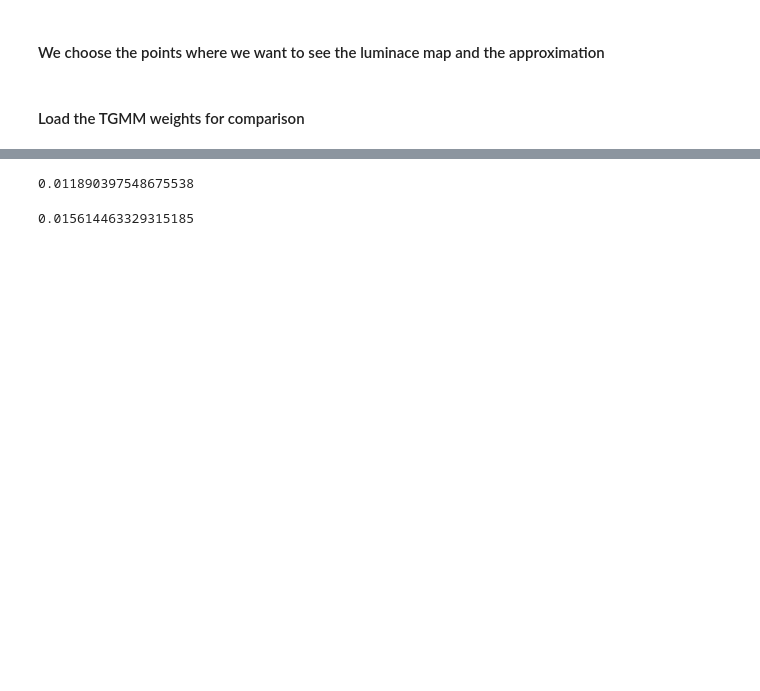
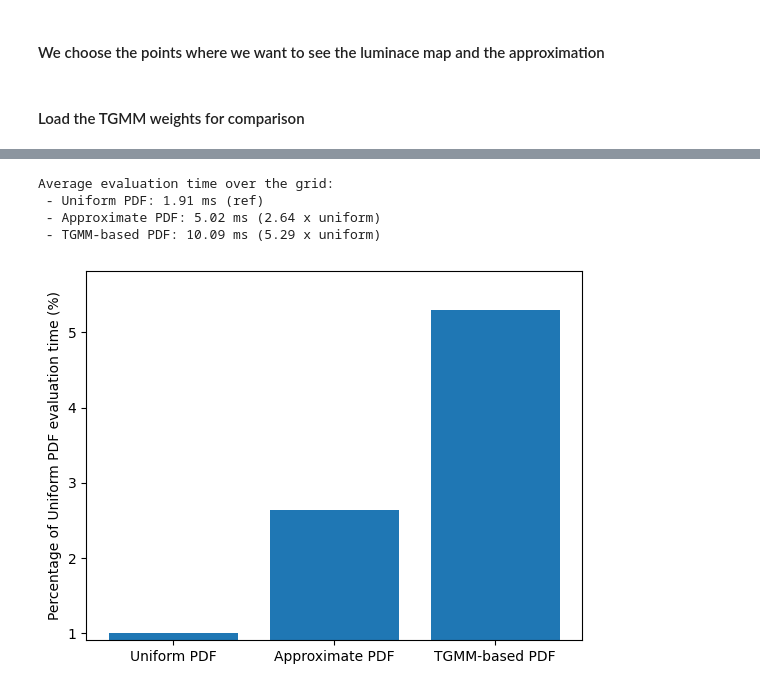
Before and after one commit to matttsss/mitsuba3, a Jupyter notebook: sampling_tests/warps.ipynb, the cells around one changed output, grey strips where cells are left out. Saved outputs shown, nothing was run; the diff lists cells and outputs as text; code cells hidden in the pictures; blank space fills up the shorter version.

Commit message:
Fix benchmark computations

```diff
--- a/sampling_tests/warps.ipynb
+++ b/sampling_tests/warps.ipynb
@@ -105,14 +105,14 @@ def init_optimization_vars(sky_rad_dataset, sky_params_dataset, turb_res=10, sun
 # %%
 from vizsky_contrib import load_tensors
 
-TRAINING_TURB_RES = 125
+TRAINING_TURB_RES = 50
 TRAINING_SUN_ETA_RES = 3*TRAINING_TURB_RES
 
 ## Generate rays to evaluate luminance map
 lum_map_res = (400, 100)
 phis, thetas = dr.meshgrid(
     dr.linspace(mi.Float, 0, 2 * dr.pi, lum_map_res[0]),
-    dr.linspace(mi.Float, 0.01 * dr.pi, dr.pi / 2 + 0.001 * dr.pi, lum_map_res[1])
+    dr.linspace(mi.Float, 0.005 * dr.pi, dr.pi / 2 + 0.001 * dr.pi, lum_map_res[1])
 )
 st, ct = dr.sincos(thetas)
 sp, cp = dr.sincos(phis)
@@ -547,41 +542,46 @@ Loading tensor data from "../../mitsuba3/resources/data/sunsky/output/tgmm_table
 # %%
 import time
 
-mean_times = 0
-nb_iterations = 500
-for i in range(nb_iterations):
 
-    start = time.time()
+def benchmark_pdf(pdf_func, tex_weights):
+    mean_times = 0
+    nb_iterations = 300
+    for i in range(nb_iterations):
 
-    res = compute_mre_grid(
-        approximate_pdf,
-        tex_weights, tex_pos, sky_rad, sky_params, norm_factor, sun_dir, env_map_wi, dr.width(env_map_wi)
-    )
-    dr.eval(res)
-    dr.sync_thread()
+        start = time.time()
 
-    mean_times += time.time() - start
+        res = accumulate_on_grid(
+            lambda approx_pdf, target_pdf: approx_pdf,
+            pdf_func,
+            tex_weights, tex_pos, sky_rad, sky_params, norm_factor, sun_dir, env_map_wi, dr.width(env_map_wi)
+        )
 
-mean_times /= nb_iterations
-mean_times
+        dr.eval(res)
+        dr.sync_thread()
+
+        mean_times += time.time() - start
+
+    mean_times /= nb_iterations
+    return mean_times * 1000
+
+approx_time = benchmark_pdf(approximate_pdf, tex_weights)
+uniform_time = benchmark_pdf(uniform_pdf, 0)
+tgmm_time = benchmark_pdf(tgmm_pdf, tgmm_weights)
+rel_unif_approx = approx_time / uniform_time
+rel_unif_tgmm = tgmm_time / uniform_time
+
+print(f"Average evaluation time over the grid:")
+print(f" - Uniform PDF: {uniform_time:.2f} ms (ref)")
+print(f" - Approximate PDF: {approx_time:.2f} ms ({rel_unif_approx:.2f} x uniform)")
+print(f" - TGMM-based PDF: {tgmm_time:.2f} ms ({rel_unif_tgmm:.2f} x uniform)")
+
+plt.bar(['Uniform PDF', 'Approximate PDF', 'TGMM-based PDF'], [1, rel_unif_approx, rel_unif_tgmm])
+plt.ylabel('Percentage of Uniform PDF evaluation time (%)')
+plt.ylim(0.9, max(rel_unif_approx, rel_unif_tgmm) * 1.1)
+plt.show()
 # %% [output]
-0.011890397548675538
+Average evaluation time over the grid:
+ - Uniform PDF: 1.91 ms (ref)
+ - Approximate PDF: 5.02 ms (2.64 x uniform)
+ - TGMM-based PDF: 10.09 ms (5.29 x uniform)
+[figure, added]
-# %%
-mean_times = 0
-for i in range(nb_iterations):
-
-    start = time.time()
-
-    res = compute_mre_grid(
-        tgmm_pdf,
-        tgmm_weights, tex_pos, sky_rad, sky_params, norm_factor, sun_dir, env_map_wi, dr.width(env_map_wi)
-    )
-    dr.eval(res)
-    dr.sync_thread()
-
-    mean_times += time.time() - start
-
-mean_times /= nb_iterations
-mean_times
-# %% [output]
-0.015614463329315185
```
Also changed, not shown: parts of 4 cells of this notebook.
